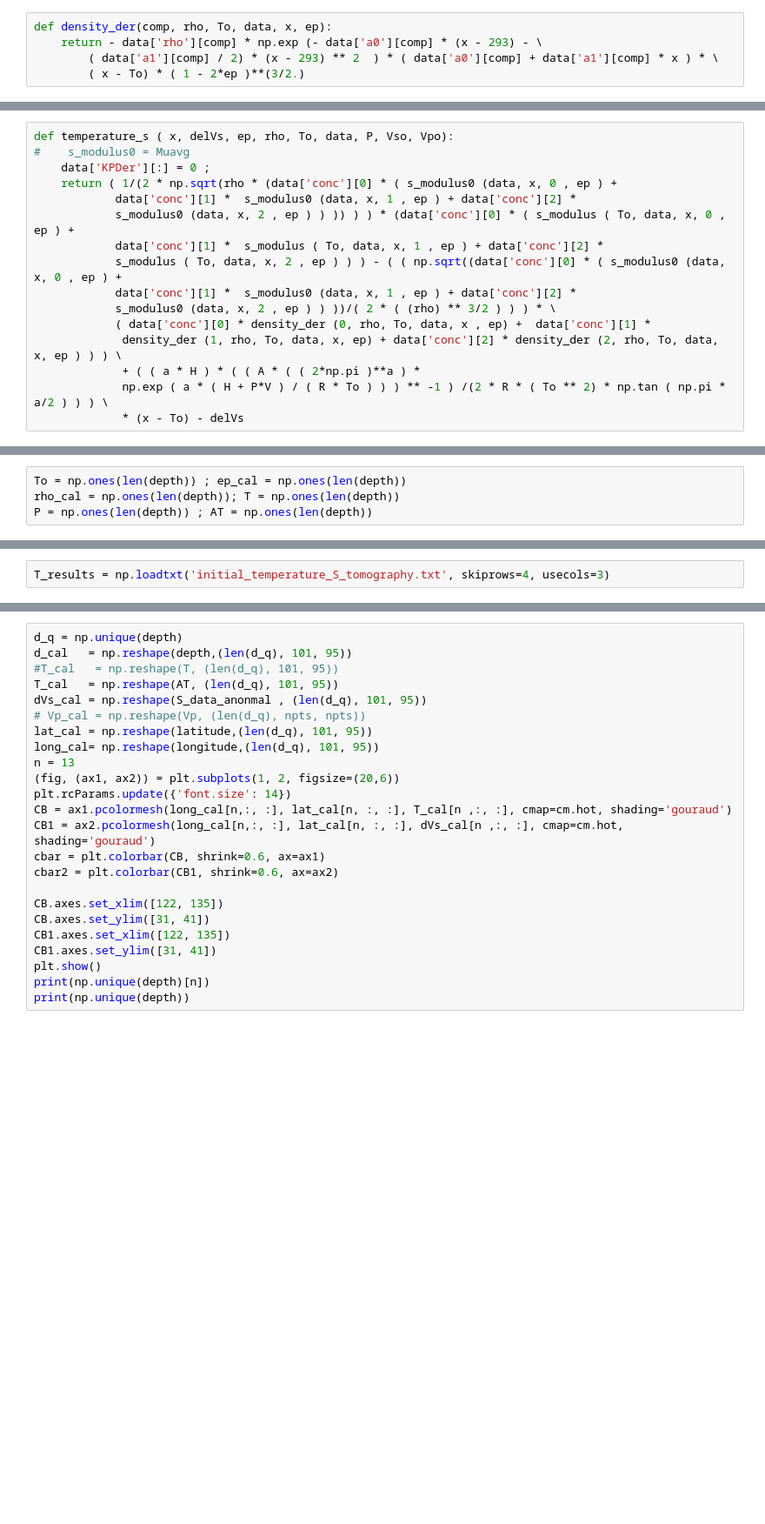
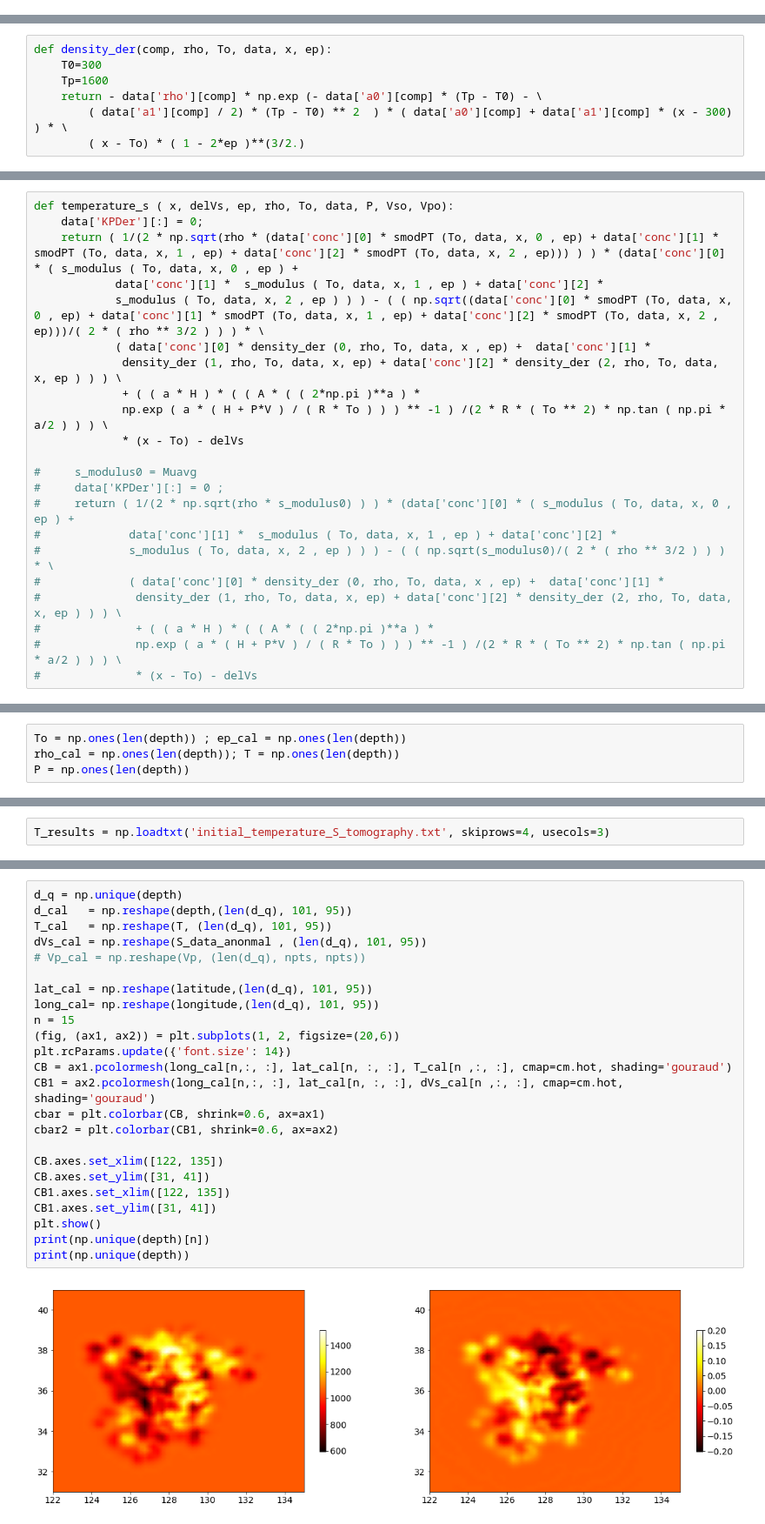
Before and after one commit to echoi/Korea_stressfield_modeling, a Jupyter notebook: CammaranoTempDer.ipynb, the cells around one changed output, grey strips where cells are left out. Shown at 87% size. Drawn from its saved outputs; the diff is of its cells as text; blank space fills up the shorter version.

```diff
--- a/CammaranoTempDer.ipynb
+++ b/CammaranoTempDer.ipynb
@@ -238,5 +91,0 @@ def s_modulus ( To, data, x, comp , ep ):
-# %%
-def density_der(comp, rho, To, data, x, ep):
-    return - data['rho'][comp] * np.exp (- data['a0'][comp] * (x - 293) - \
-        ( data['a1'][comp] / 2) * (x - 293) ** 2  ) * ( data['a0'][comp] + data['a1'][comp] * x ) * \
-        ( x - To) * ( 1 - 2*ep )**(3/2.)
@@ -249,0 +234,7 @@ def derivative (f, x, h, delVp, ep, rho, To, data, P, Vso, Vpo):
+# %%
+def density_der(comp, rho, To, data, x, ep):
+    T0=300
+    Tp=1600
+    return - data['rho'][comp] * np.exp (- data['a0'][comp] * (Tp - T0) - \
+        ( data['a1'][comp] / 2) * (Tp - T0) ** 2  ) * ( data['a0'][comp] + data['a1'][comp] * (x - 300) ) * \
+        ( x - To) * ( 1 - 2*ep )**(3/2.)
@@ -298,16 +277,22 @@ $$ \partial V_s = \frac{1}{\sqrt \rho} \frac{1}{2\sqrt G}\partial G-\frac {\sqrt
 # %%
 def temperature_s ( x, delVs, ep, rho, To, data, P, Vso, Vpo):
-#    s_modulus0 = Muavg
-    data['KPDer'][:] = 0 ;
-    return ( 1/(2 * np.sqrt(rho * (data['conc'][0] * ( s_modulus0 (data, x, 0 , ep ) +
-            data['conc'][1] *  s_modulus0 (data, x, 1 , ep ) + data['conc'][2] *
-            s_modulus0 (data, x, 2 , ep ) ) )) ) ) * (data['conc'][0] * ( s_modulus ( To, data, x, 0 , ep ) +
+    data['KPDer'][:] = 0;
+    return ( 1/(2 * np.sqrt(rho * (data['conc'][0] * smodPT (To, data, x, 0 , ep) + data['conc'][1] * smodPT (To, data, x, 1 , ep) + data['conc'][2] * smodPT (To, data, x, 2 , ep))) ) ) * (data['conc'][0] * ( s_modulus ( To, data, x, 0 , ep ) +
             data['conc'][1] *  s_modulus ( To, data, x, 1 , ep ) + data['conc'][2] *
-            s_modulus ( To, data, x, 2 , ep ) ) ) - ( ( np.sqrt((data['conc'][0] * ( s_modulus0 (data, x, 0 , ep ) +
-            data['conc'][1] *  s_modulus0 (data, x, 1 , ep ) + data['conc'][2] *
-            s_modulus0 (data, x, 2 , ep ) ) ))/( 2 * ( (rho) ** 3/2 ) ) ) * \
+            s_modulus ( To, data, x, 2 , ep ) ) ) - ( ( np.sqrt((data['conc'][0] * smodPT (To, data, x, 0 , ep) + data['conc'][1] * smodPT (To, data, x, 1 , ep) + data['conc'][2] * smodPT (To, data, x, 2 , ep)))/( 2 * ( rho ** 3/2 ) ) ) * \
             ( data['conc'][0] * density_der (0, rho, To, data, x , ep) +  data['conc'][1] *
              density_der (1, rho, To, data, x, ep) + data['conc'][2] * density_der (2, rho, To, data, x, ep ) ) ) \
              + ( ( a * H ) * ( ( A * ( ( 2*np.pi )**a ) *
              np.exp ( a * ( H + P*V ) / ( R * To ) ) ) ** -1 ) /(2 * R * ( To ** 2) * np.tan ( np.pi * a/2 ) ) ) \
              * (x - To) - delVs
+
+#     s_modulus0 = Muavg
+#     data['KPDer'][:] = 0 ;
+#     return ( 1/(2 * np.sqrt(rho * s_modulus0) ) ) * (data['conc'][0] * ( s_modulus ( To, data, x, 0 , ep ) +
+#             data['conc'][1] *  s_modulus ( To, data, x, 1 , ep ) + data['conc'][2] *
+#             s_modulus ( To, data, x, 2 , ep ) ) ) - ( ( np.sqrt(s_modulus0)/( 2 * ( rho ** 3/2 ) ) ) * \
+#             ( data['conc'][0] * density_der (0, rho, To, data, x , ep) +  data['conc'][1] *
+#              density_der (1, rho, To, data, x, ep) + data['conc'][2] * density_der (2, rho, To, data, x, ep ) ) ) \
+#              + ( ( a * H ) * ( ( A * ( ( 2*np.pi )**a ) *
+#              np.exp ( a * ( H + P*V ) / ( R * To ) ) ) ** -1 ) /(2 * R * ( To ** 2) * np.tan ( np.pi * a/2 ) ) ) \
+#              * (x - To) - delVs
@@ -345,7 +309,7 @@ def solve_T (f, x0, h, delVp, ep, rho, To, data, P, Vso, Vpo):
 # %%
 To = np.ones(len(depth)) ; ep_cal = np.ones(len(depth))
 rho_cal = np.ones(len(depth)); T = np.ones(len(depth))
-P = np.ones(len(depth)) ; AT = np.ones(len(depth))
+P = np.ones(len(depth))
 # %%
 # invert for temperatures
 x0 = 500;
@@ -385,24 +389,26 @@ print (d_c)
 # %%
 d_q = np.unique(depth)
 d_cal   = np.reshape(depth,(len(d_q), 101, 95))
-#T_cal   = np.reshape(T, (len(d_q), 101, 95))
-T_cal   = np.reshape(AT, (len(d_q), 101, 95))
+T_cal   = np.reshape(T, (len(d_q), 101, 95))
 dVs_cal = np.reshape(S_data_anonmal , (len(d_q), 101, 95))
 # Vp_cal = np.reshape(Vp, (len(d_q), npts, npts))
+
 lat_cal = np.reshape(latitude,(len(d_q), 101, 95))
 long_cal= np.reshape(longitude,(len(d_q), 101, 95))
-n = 13
+n = 15
 (fig, (ax1, ax2)) = plt.subplots(1, 2, figsize=(20,6))
 plt.rcParams.update({'font.size': 14})
 CB = ax1.pcolormesh(long_cal[n,:, :], lat_cal[n, :, :], T_cal[n ,:, :], cmap=cm.hot, shading='gouraud')
 CB1 = ax2.pcolormesh(long_cal[n,:, :], lat_cal[n, :, :], dVs_cal[n ,:, :], cmap=cm.hot, shading='gouraud')
 cbar = plt.colorbar(CB, shrink=0.6, ax=ax1)
 cbar2 = plt.colorbar(CB1, shrink=0.6, ax=ax2)
 
 CB.axes.set_xlim([122, 135])
 CB.axes.set_ylim([31, 41])
 CB1.axes.set_xlim([122, 135])
 CB1.axes.set_ylim([31, 41])
 plt.show()
 print(np.unique(depth)[n])
 print(np.unique(depth))
+# %% [output]
+[figure, added]
```
Also changed, not shown: parts of 64 cells of this notebook.
